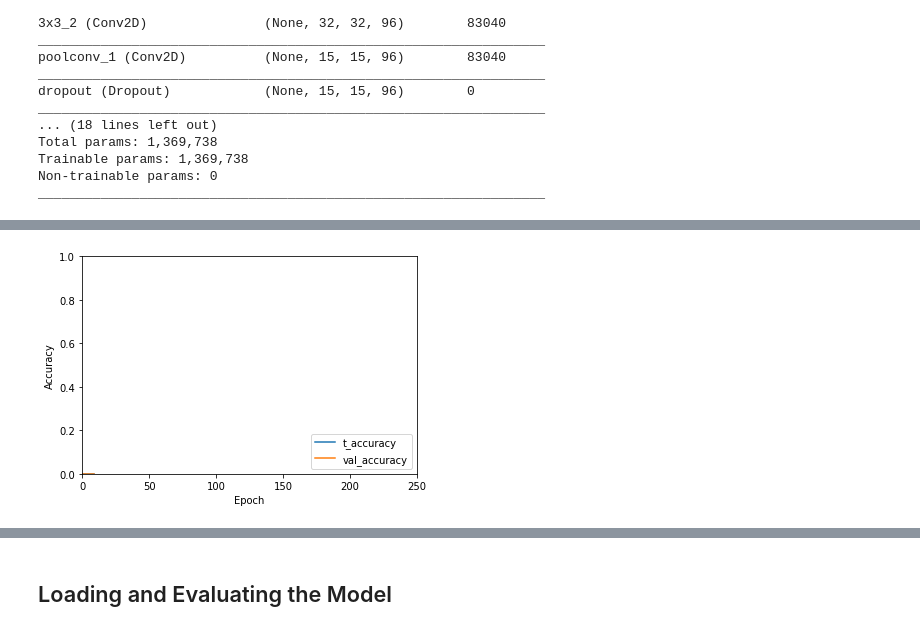
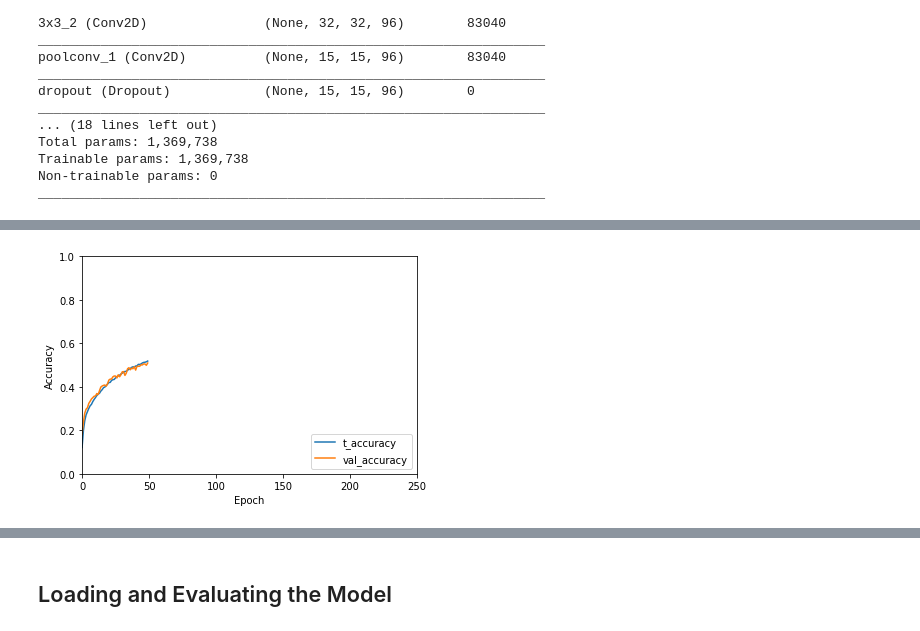
Before and after one commit to Ashment/CNNA, a Jupyter notebook: ConvNet_Augmented.ipynb, the cells around one changed output, grey strips where cells are left out. Cells and saved outputs as stored; diff of their text form; code cells hidden in the pictures.

```diff
--- a/ConvNet_Augmented.ipynb
+++ b/ConvNet_Augmented.ipynb
@@ -117,33 +117,33 @@ Non-trainable params: 0
 _________________________________________________________________
 # %%
 #Optimizer
-#opt = tf.keras.optimizers.SGD(lr=0.01, momentum=0.9, decay=5e-8)
-opt = tf.keras.optimizers.Adam(
-    learning_rate=0.01,
-    beta_1=0.9,
-    beta_2=0.999,
-    epsilon=1e-07,
-    amsgrad=False,
-    name="Adam"
-)
+opt = tf.keras.optimizers.SGD(lr=0.015, momentum=0.9, decay=1e-7)
+#opt = tf.keras.optimizers.Adam(
+#    learning_rate=0.01,
+#    beta_1=0.9,
+#    beta_2=0.999,
+#    epsilon=1e-07,
+#    amsgrad=False,
+#    name="Adam"
+#)
 # %%
 convModel.compile(optimizer=opt,
               loss=tf.keras.losses.SparseCategoricalCrossentropy(from_logits=True),
               metrics=['accuracy'])
 # %%
 BATCHSIZE = 50
-EPOCHS = 10
+EPOCHS = 50
 
 #traingen.fit(train_images)
 #traindata = traingen.flow(train_images, train_labels)
 
 # With Augmentation
-history = convModel.fit(traingen.flow(train_images, train_labels, batch_size=BATCHSIZE),
-                        epochs=EPOCHS, verbose=1,
-                        validation_data=(test_images,test_labels))
+#history = convModel.fit(traingen.flow(train_images, train_labels, batch_size=BATCHSIZE),
+#                        epochs=EPOCHS, verbose=1,
+#                        validation_data=(test_images,test_labels))
 
 # Without Augmentation
-#history = convModel.fit(train_images, train_labels, batch_size=BATCHSIZE,
-#                        epochs=EPOCHS, verbose=1,
-#                       validation_data=(test_images,test_labels))
+history = convModel.fit(train_images, train_labels, batch_size=BATCHSIZE,
+                        epochs=EPOCHS, verbose=1,
+                       validation_data=(test_images,test_labels))
 # %% [output]
@@ -176,5 +173,5 @@ plt.ylabel('Accuracy')
 plt.ylim([0, 1])
 plt.legend(loc='lower right')
 
-test_loss, test_acc = convModel.evaluate(test_images,  test_labels, verbose=2)
+test_loss, test_acc = convModel.evaluate(test_images,  test_labels, verbose=1)
 # %% [output]
@@ -182,4 +179,4 @@ test_loss, test_acc = convModel.evaluate(test_images,  test_labels, verbose=2)
-[figure, old version]
+[figure, new version]
 # %%
 convModel.save("convCifar10")
 # %% [output]
```
Also changed, not shown: parts of 7 cells of this notebook, 6 other files.
